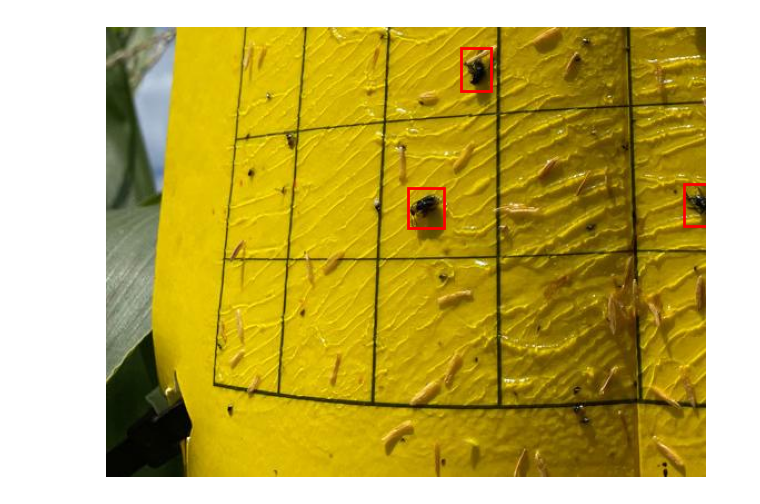
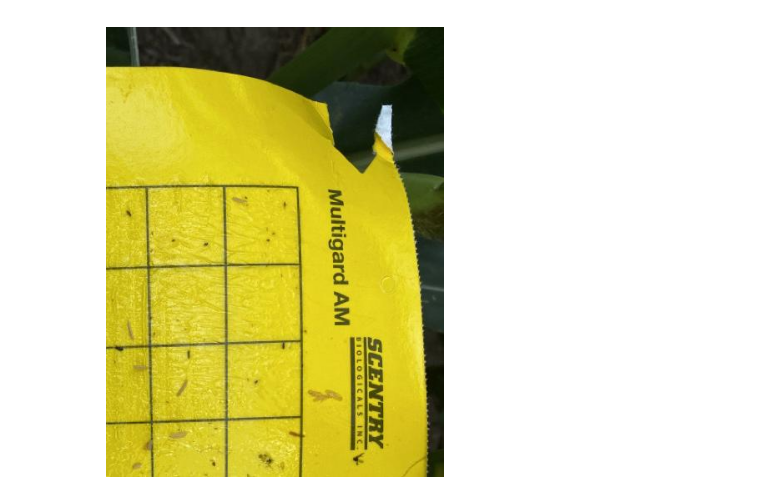
Before and after one commit to arbab-ml/AgEval, a Jupyter notebook: extra.ipynb, the cells around one changed output. Drawn from its saved outputs; the diff is of its cells as text; code cells hidden in the pictures.

```diff
--- a/extra.ipynb
+++ b/extra.ipynb
@@ -23,33 +23,33 @@ def visualize_boxes(image_file, label_file):
     # Read the labels
     boxes = read_labels(label_file)
 
     # Create figure and axes
     fig, ax = plt.subplots(1)
 
     # Display the image
     ax.imshow(img)
 
     # Create a Rectangle patch for each box
     for box in boxes:
         x_center, y_center, width, height = box
 
         # Convert relative coordinates to absolute pixel coordinates
         x = (x_center - width/2) * img_width
         y = (y_center - height/2) * img_height
         box_width = width * img_width
         box_height = height * img_height
 
         rect = patches.Rectangle((x, y), box_width, box_height,
                                  linewidth=2, edgecolor='r', facecolor='none')
         ax.add_patch(rect)
 
     plt.axis('off')
     plt.tight_layout()
     plt.show()
 
 # Usage
-image_file = '/Users/muhammadarbabarshad/Downloads/AgEval-datasets/insectcount/train/images/August-1-2022-11_jpg.rf.3fe7f3105092fb4f7e4a89a34d245360.jpg'
-label_file = '/Users/muhammadarbabarshad/Downloads/AgEval-datasets/insectcount/train/labels/August-1-2022-11_jpg.rf.3fe7f3105092fb4f7e4a89a34d245360.txt'
+image_file = '/Users/muhammadarbabarshad/Downloads/AgEval-datasets/insectcount/train/images/July-28-2022-69_jpg.rf.11fa8291391c308552183291c6ef84ae.jpg'
+label_file = '/Users/muhammadarbabarshad/Downloads/AgEval-datasets/insectcount/train/labels/July-28-2022-69_jpg.rf.11fa8291391c308552183291c6ef84ae.txt'
 visualize_boxes(image_file, label_file)
 # %% [output]
-[figure, old version]
+[figure, new version]
```
Also changed, not shown: 55 other files.
